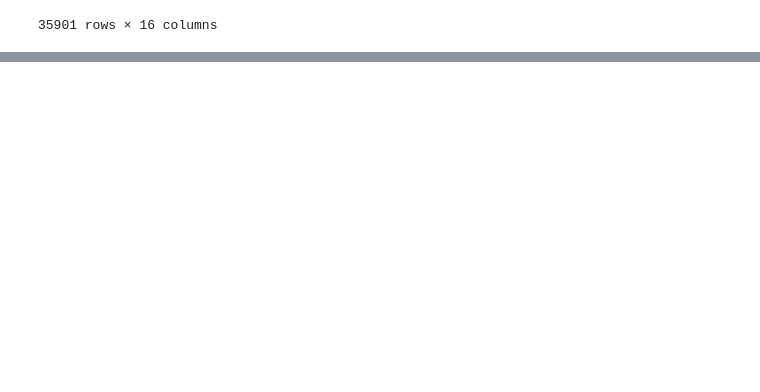
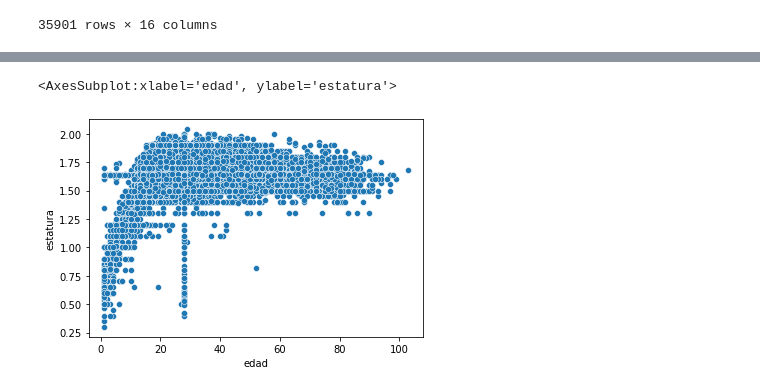
Before and after one commit to MinervaNunez/Proyecto-_Fase3_Python, a Jupyter notebook: Proyecto_Equipo_8.ipynb, the cells around one changed output, grey strips where cells are left out. Cells and saved outputs as stored; diff of their text form; code cells hidden in the pictures; blank space fills up the shorter version.

```diff
--- a/Proyecto_Equipo_8.ipynb
+++ b/Proyecto_Equipo_8.ipynb
@@ -54,0 +164,5 @@ df
+# %%
+sns.scatterplot(df['edad'], df['estatura'])
+# %% [output]
+<AxesSubplot:xlabel='edad', ylabel='estatura'>
+[figure, added]
```
Also changed, not shown: parts of 59 cells of this notebook.
